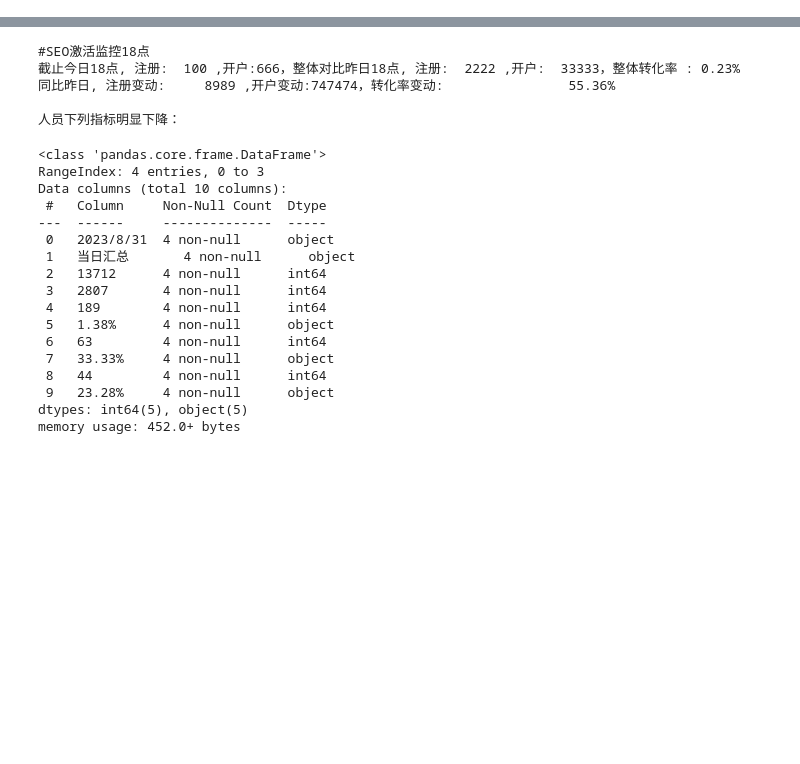
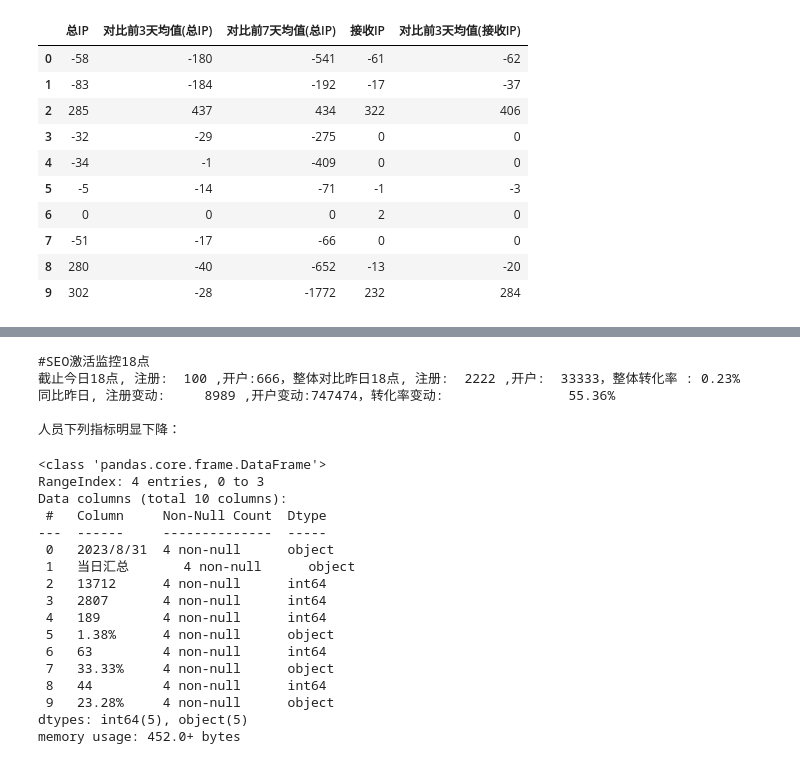
Before and after one commit to Marquis0065/project202308285, a Jupyter notebook: Bsport/TEST_/test1.ipynb, the cells around one changed output, grey strips where cells are left out. Drawn from its saved outputs; the diff is of its cells as text; code cells hidden in the pictures; blank space fills up the shorter version.

```diff
--- a/Bsport/TEST_/test1.ipynb
+++ b/Bsport/TEST_/test1.ipynb
@@ -0,0 +294,14 @@
+# %%
+df.iloc[:,9:14]
+# %% [output]
+|  | 总IP | 对比前3天均值(总IP) | 对比前7天均值(总IP) | 接收IP | 对比前3天均值(接收IP) |
+| 0 | -58 | -180 | -541 | -61 | -62 |
+| 1 | -83 | -184 | -192 | -17 | -37 |
+| 2 | 285 | 437 | 434 | 322 | 406 |
+| 3 | -32 | -29 | -275 | 0 | 0 |
+| 4 | -34 | -1 | -409 | 0 | 0 |
+| 5 | -5 | -14 | -71 | -1 | -3 |
+| 6 | 0 | 0 | 0 | 2 | 0 |
+| 7 | -51 | -17 | -66 | 0 | 0 |
+| 8 | 280 | -40 | -652 | -13 | -20 |
+| 9 | 302 | -28 | -1772 | 232 | 284 |
```
Also changed, not shown: parts of 25 cells of this notebook, 4 other files.
